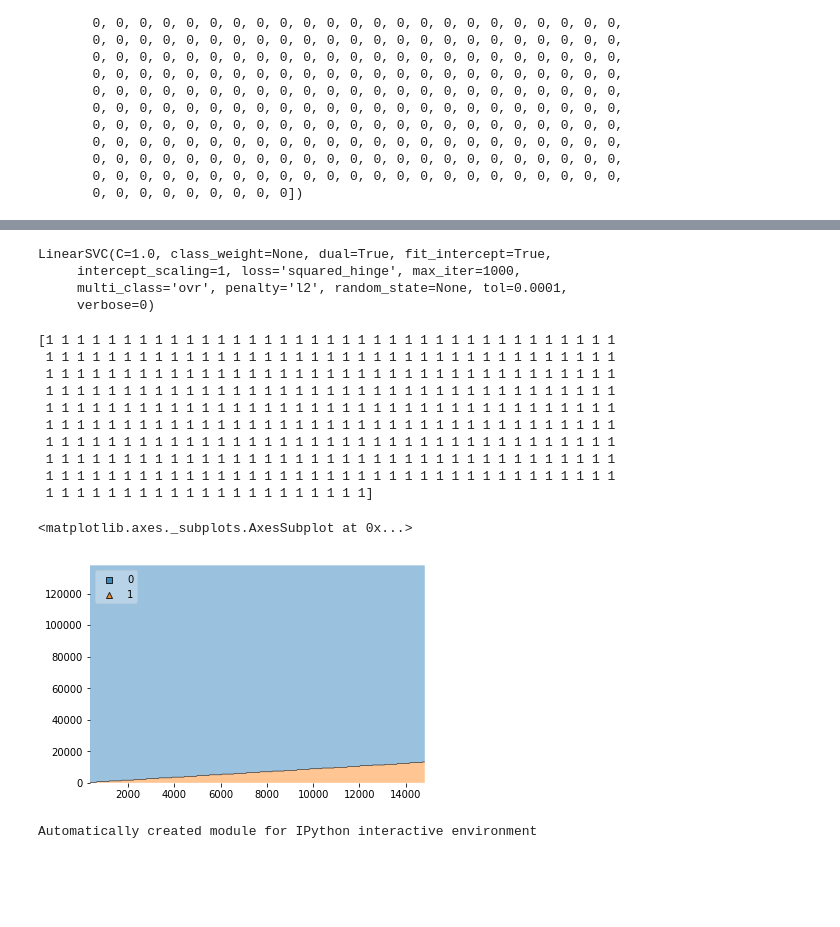
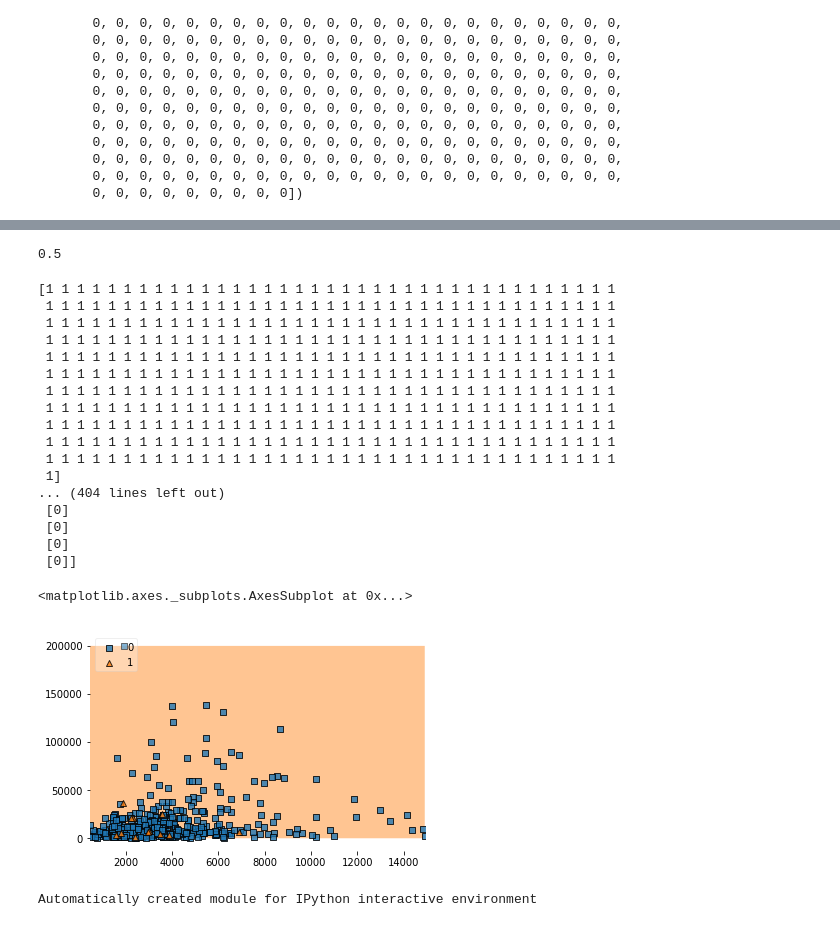
Before and after one commit to zence/Machine-Learning, a Jupyter notebook: SVM.ipynb, the cells around one changed output, grey strips where cells are left out. Drawn from its saved outputs; the diff is of its cells as text; code cells hidden in the pictures; blank space fills up the shorter version.

```diff
--- a/SVM.ipynb
+++ b/SVM.ipynb
@@ -234,33 +271,37 @@ TCGA-A2-A0EP-01A-52R-A22U-07     6205
 Name: BCL6, Length: 354, dtype: int64
 # %%
 lin_clf = svm.LinearSVC()
-lin_clf.fit(training_set[['BCL6', 'EGR1', 'SOD2', 'FOS', 'ANXA1']].values, training_labels.values.ravel())
+lin_clf.fit(training_set[['BCL6', 'EGR1']].values, training_labels.values.ravel()).score(training_set[['BCL6', 'EGR1']].values, training_labels.values.ravel())
 # %% [output]
-LinearSVC(C=1.0, class_weight=None, dual=True, fit_intercept=True,
-     intercept_scaling=1, loss='squared_hinge', max_iter=1000,
-     multi_class='ovr', penalty='l2', random_state=None, tol=0.0001,
-     verbose=0)
+0.5
 # %%
-print(lin_clf.predict(testing_set[['BCL6', 'EGR1', 'SOD2', 'FOS', 'ANXA1']].values))
-print(testing_set[['BCL6', 'EGR1', 'SOD2', 'FOS', 'ANXA1']].values)
+print(lin_clf.predict(testing_set[['BCL6', 'EGR1']].values))
+print(testing_labels.values)
 
-plot_decision_regions(X=testing_set[['BCL6', 'EGR1', 'SOD2', 'FOS', 'ANXA1']].values,
-                      y=testing_labels.values.ravel(), clf=lin_clf, legend=2,
-                      filler_feature_values={2: 1, 3: 1, 4: 1},
-                      filler_feature_ranges={2: .75, 3: .75, 4: .75})
+plot_decision_regions(X=testing_set[['BCL6', 'EGR1']].values,
+                      y=testing_labels.values.ravel(), clf=lin_clf, legend=2)
+#                      filler_feature_values={2: 1, 3: 1, 4: 1},
+#                      filler_feature_ranges={2: .75, 3: .75, 4: .75})
 # %% [output]
 [1 1 1 1 1 1 1 1 1 1 1 1 1 1 1 1 1 1 1 1 1 1 1 1 1 1 1 1 1 1 1 1 1 1 1 1 1
  1 1 1 1 1 1 1 1 1 1 1 1 1 1 1 1 1 1 1 1 1 1 1 1 1 1 1 1 1 1 1 1 1 1 1 1 1
  1 1 1 1 1 1 1 1 1 1 1 1 1 1 1 1 1 1 1 1 1 1 1 1 1 1 1 1 1 1 1 1 1 1 1 1 1
  1 1 1 1 1 1 1 1 1 1 1 1 1 1 1 1 1 1 1 1 1 1 1 1 1 1 1 1 1 1 1 1 1 1 1 1 1
  1 1 1 1 1 1 1 1 1 1 1 1 1 1 1 1 1 1 1 1 1 1 1 1 1 1 1 1 1 1 1 1 1 1 1 1 1
  1 1 1 1 1 1 1 1 1 1 1 1 1 1 1 1 1 1 1 1 1 1 1 1 1 1 1 1 1 1 1 1 1 1 1 1 1
  1 1 1 1 1 1 1 1 1 1 1 1 1 1 1 1 1 1 1 1 1 1 1 1 1 1 1 1 1 1 1 1 1 1 1 1 1
  1 1 1 1 1 1 1 1 1 1 1 1 1 1 1 1 1 1 1 1 1 1 1 1 1 1 1 1 1 1 1 1 1 1 1 1 1
  1 1 1 1 1 1 1 1 1 1 1 1 1 1 1 1 1 1 1 1 1 1 1 1 1 1 1 1 1 1 1 1 1 1 1 1 1
- 1 1 1 1 1 1 1 1 1 1 1 1 1 1 1 1 1 1 1 1 1]
+ 1 1 1 1 1 1 1 1 1 1 1 1 1 1 1 1 1 1 1 1 1 1 1 1 1 1 1 1 1 1 1 1 1 1 1 1 1
+ 1 1 1 1 1 1 1 1 1 1 1 1 1 1 1 1 1 1 1 1 1 1 1 1 1 1 1 1 1 1 1 1 1 1 1 1 1
+ 1]
+... (404 lines left out)
+ [0]
+ [0]
+ [0]
+ [0]]
 <matplotlib.axes._subplots.AxesSubplot at 0x...>
-[figure, old version]
+[figure, new version]
 # %%
 print(__doc__)
 
```
Also changed, not shown: parts of 10 cells of this notebook, 1 other file.
